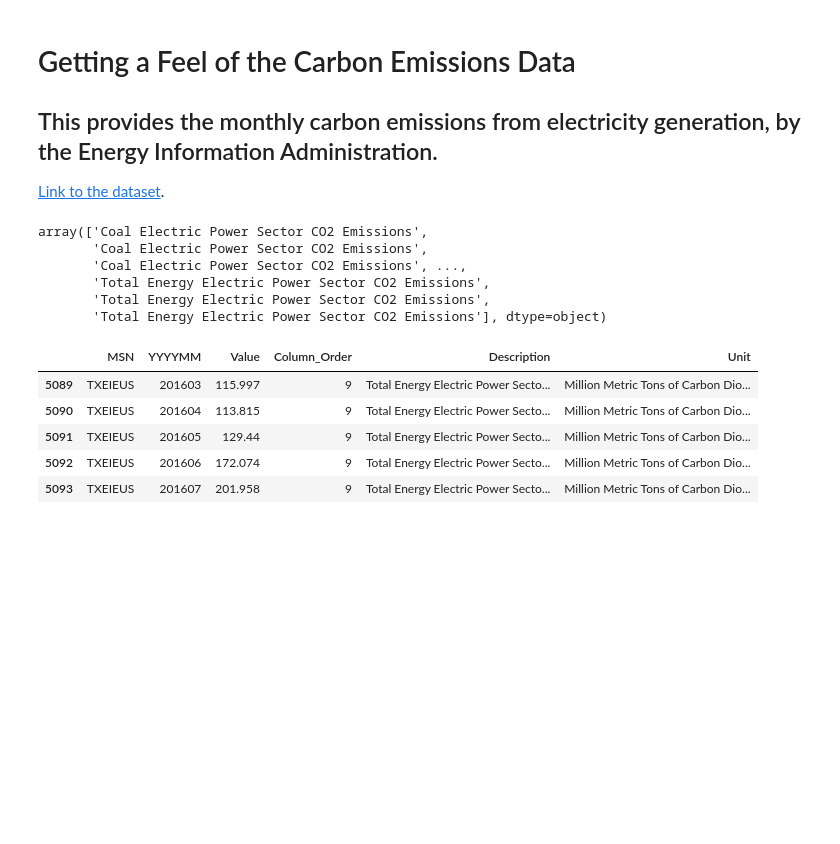
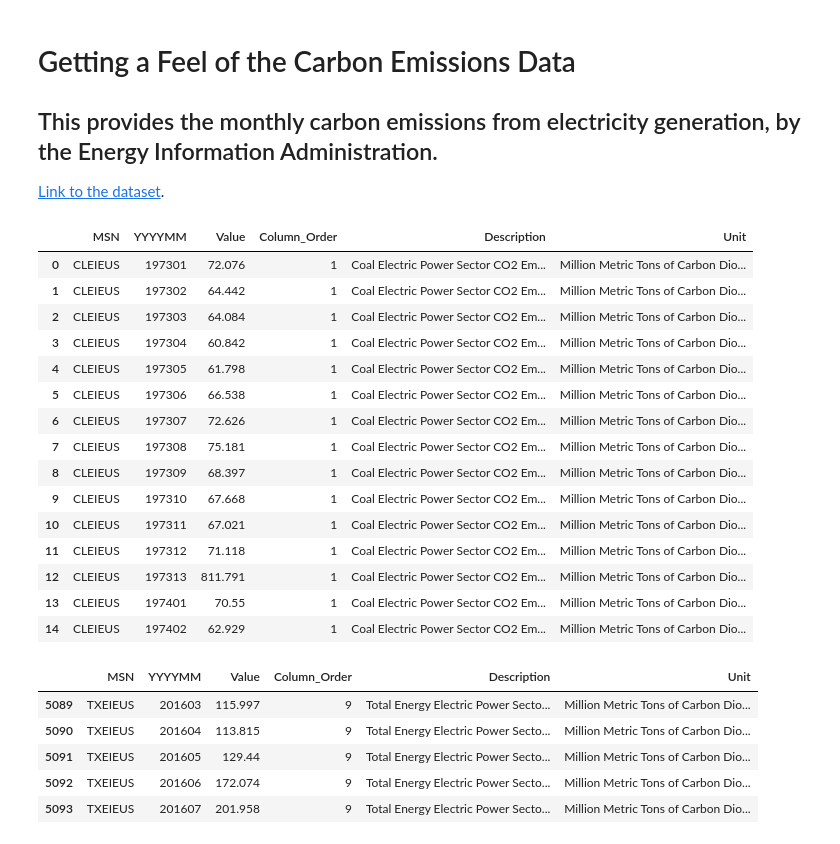
Before and after one commit to UPstartDeveloper/climate-change-analysis, a Jupyter notebook: analysis.ipynb, the cells around one changed output. Drawn from its saved outputs; the diff is of its cells as text; code cells hidden in the pictures; blank space fills up the shorter version.

```diff
--- a/analysis.ipynb
+++ b/analysis.ipynb
@@ -356,15 +356,25 @@ plt.show()
 
 [Link to the dataset](https://www.kaggle.com/txtrouble/carbon-emissions).
 # %%
-carbon_df.head()
-carbon_df['Description'].values
+carbon_df.head(15)
+# carbon_df['Description'].values
 # %% [output]
-array(['Coal Electric Power Sector CO2 Emissions',
-       'Coal Electric Power Sector CO2 Emissions',
-       'Coal Electric Power Sector CO2 Emissions', ...,
-       'Total Energy Electric Power Sector CO2 Emissions',
-       'Total Energy Electric Power Sector CO2 Emissions',
-       'Total Energy Electric Power Sector CO2 Emissions'], dtype=object)
+|  | MSN | YYYYMM | Value | Column_Order | Description | Unit |
+| 0 | CLEIEUS | 197301 | 72.076 | 1 | Coal Electric Power Sector CO2 Em... | Million Metric Tons of Carbon Dio... |
+| 1 | CLEIEUS | 197302 | 64.442 | 1 | Coal Electric Power Sector CO2 Em... | Million Metric Tons of Carbon Dio... |
+| 2 | CLEIEUS | 197303 | 64.084 | 1 | Coal Electric Power Sector CO2 Em... | Million Metric Tons of Carbon Dio... |
+| 3 | CLEIEUS | 197304 | 60.842 | 1 | Coal Electric Power Sector CO2 Em... | Million Metric Tons of Carbon Dio... |
+| 4 | CLEIEUS | 197305 | 61.798 | 1 | Coal Electric Power Sector CO2 Em... | Million Metric Tons of Carbon Dio... |
+| 5 | CLEIEUS | 197306 | 66.538 | 1 | Coal Electric Power Sector CO2 Em... | Million Metric Tons of Carbon Dio... |
+| 6 | CLEIEUS | 197307 | 72.626 | 1 | Coal Electric Power Sector CO2 Em... | Million Metric Tons of Carbon Dio... |
+| 7 | CLEIEUS | 197308 | 75.181 | 1 | Coal Electric Power Sector CO2 Em... | Million Metric Tons of Carbon Dio... |
+| 8 | CLEIEUS | 197309 | 68.397 | 1 | Coal Electric Power Sector CO2 Em... | Million Metric Tons of Carbon Dio... |
+| 9 | CLEIEUS | 197310 | 67.668 | 1 | Coal Electric Power Sector CO2 Em... | Million Metric Tons of Carbon Dio... |
+| 10 | CLEIEUS | 197311 | 67.021 | 1 | Coal Electric Power Sector CO2 Em... | Million Metric Tons of Carbon Dio... |
+| 11 | CLEIEUS | 197312 | 71.118 | 1 | Coal Electric Power Sector CO2 Em... | Million Metric Tons of Carbon Dio... |
+| 12 | CLEIEUS | 197313 | 811.791 | 1 | Coal Electric Power Sector CO2 Em... | Million Metric Tons of Carbon Dio... |
+| 13 | CLEIEUS | 197401 | 70.55 | 1 | Coal Electric Power Sector CO2 Em... | Million Metric Tons of Carbon Dio... |
+| 14 | CLEIEUS | 197402 | 62.929 | 1 | Coal Electric Power Sector CO2 Em... | Million Metric Tons of Carbon Dio... |
 # %%
 carbon_df.tail()
 # %% [output]
```
Also changed, not shown: parts of 3 cells of this notebook, 4 other files.
